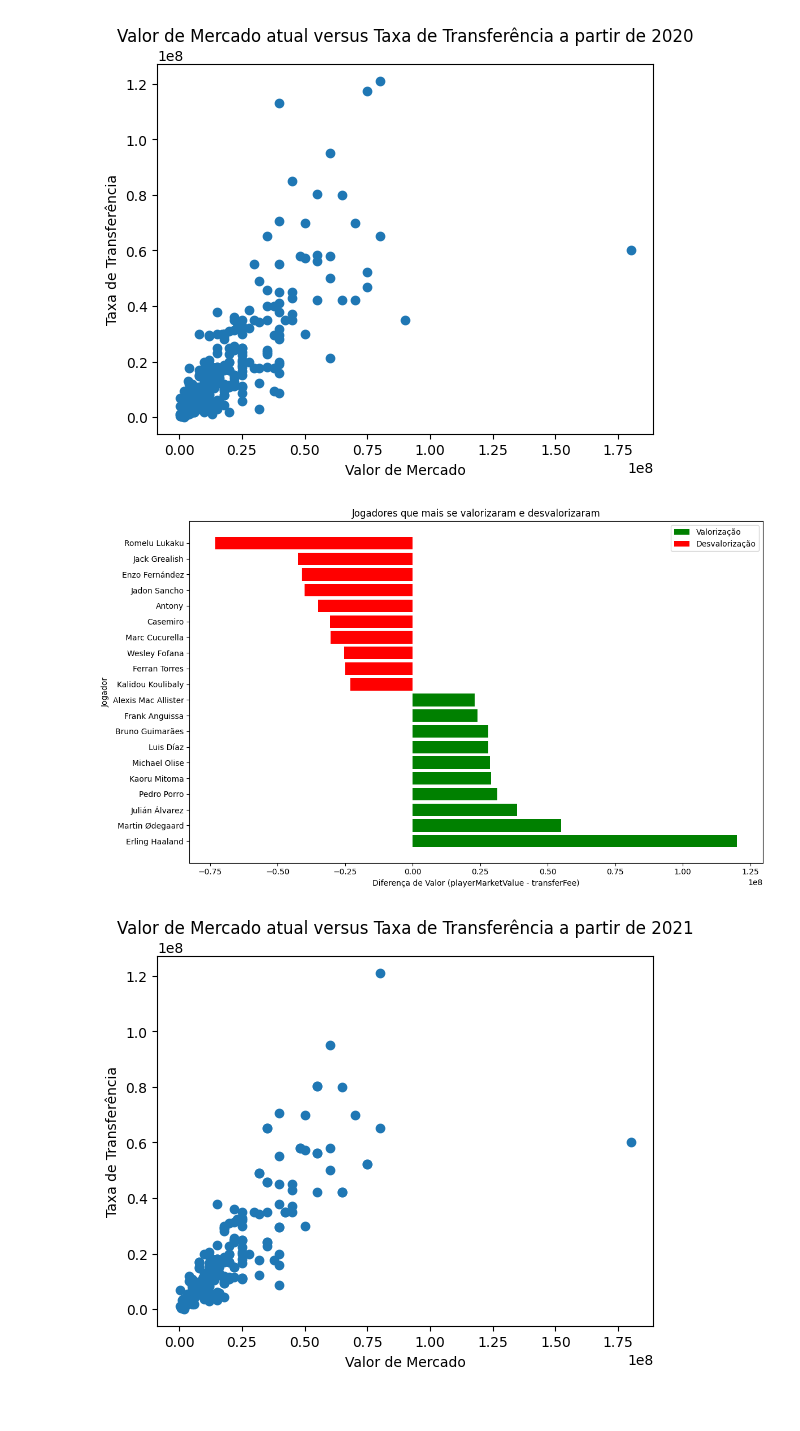
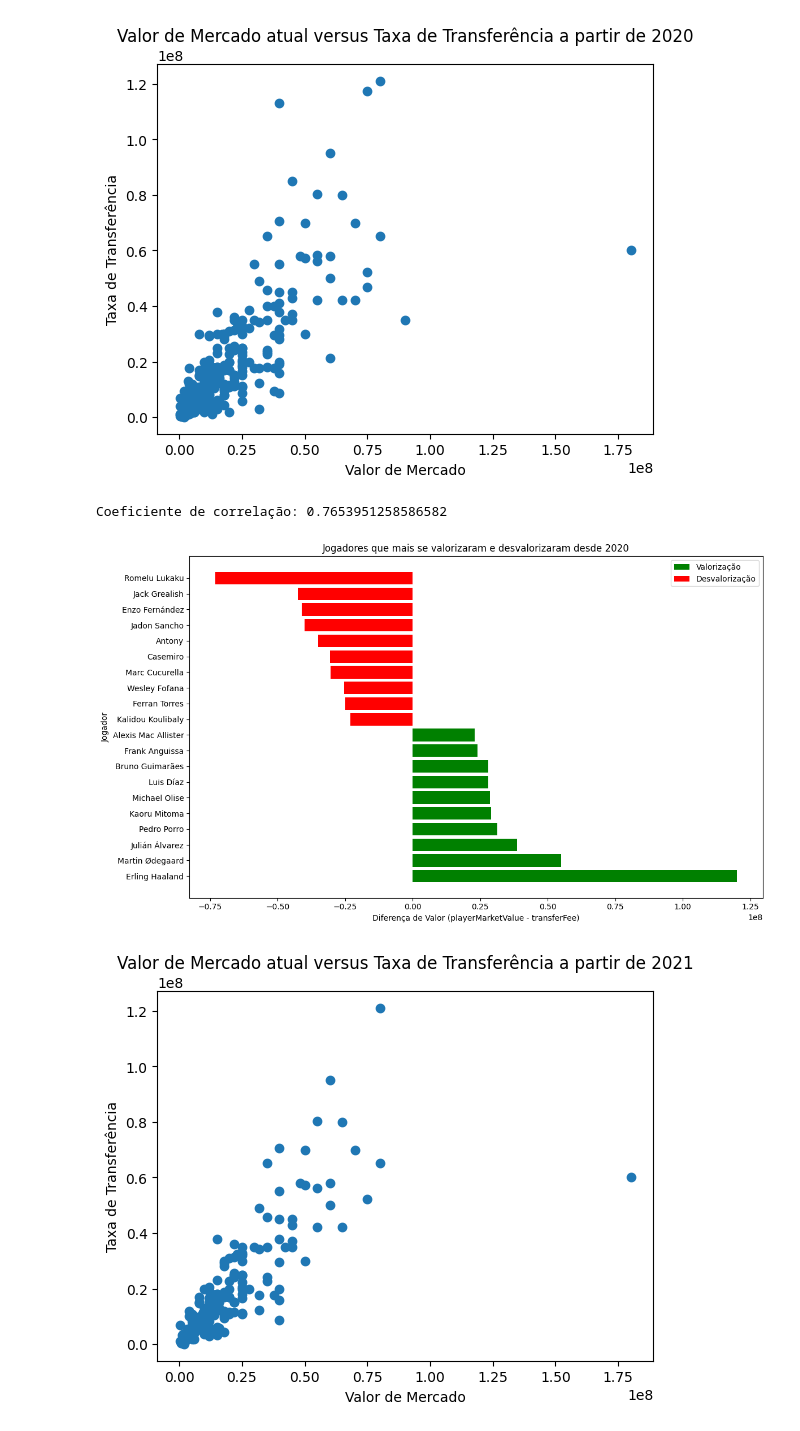
Before and after one commit to gabrielmmf/previsao-de-valores-de-mercado, a Jupyter notebook: EDA.ipynb, the cells around one changed output. Cells and saved outputs as stored; diff of their text form; code cells hidden in the pictures.

```diff
--- a/EDA.ipynb
+++ b/EDA.ipynb
@@ -186,37 +239,43 @@ plt.title('Valor de Mercado atual versus Taxa de Transferência a partir de 2020
 plt.show()
 # %% [output]
 [figure]
+# %%
+coef_corr = np.corrcoef(pl_transfers_2020['playerMarketValue'], pl_transfers_2020['transferFee'])[0, 1]
+
+print("Coeficiente de correlação:", coef_corr)
+# %% [output]
+Coeficiente de correlação: 0.7653951258586582
 # %%
 valuation_sorted = pl_transfers_2020.sort_values('valuation', ascending=False)
 
 # Seleciona os 10 jogadores que mais se valorizaram
 top_valorizacao = valuation_sorted.head(10)
 
 # Seleciona os 10 jogadores que mais se desvalorizaram
 top_desvalorizacao = valuation_sorted.tail(10)
 
 # Configuração do gráfico
 fig, ax = plt.subplots(figsize=(12, 7))
 
 # Plotagem dos jogadores que mais se valorizaram
 ax.barh(top_valorizacao['playerName'], top_valorizacao['valuation'], color='green', label='Valorização')
 
 # Plotagem dos jogadores que mais se desvalorizaram
 ax.barh(top_desvalorizacao['playerName'], top_desvalorizacao['valuation'], color='red', label='Desvalorização')
 
 # Configurações adicionais do gráfico
 ax.set_xlabel('Diferença de Valor (playerMarketValue - transferFee)')
 ax.set_ylabel('Jogador')
-ax.set_title('Jogadores que mais se valorizaram e desvalorizaram')
+ax.set_title('Jogadores que mais se valorizaram e desvalorizaram desde 2020')
 ax.legend()
 
 # Ajustar layout
 plt.tight_layout()
 
 # Exibir o gráfico
 plt.show()
 # %% [output]
-[figure, old version]
+[figure, new version]
 # %%
 pl_transfers_2021 = pl_transfers[pl_transfers['season'] > 2021]
 plt.scatter(pl_transfers_2021['playerMarketValue'], pl_transfers_2021['transferFee'])
```
Also changed, not shown: parts of 15 cells of this notebook, 5 other files.
